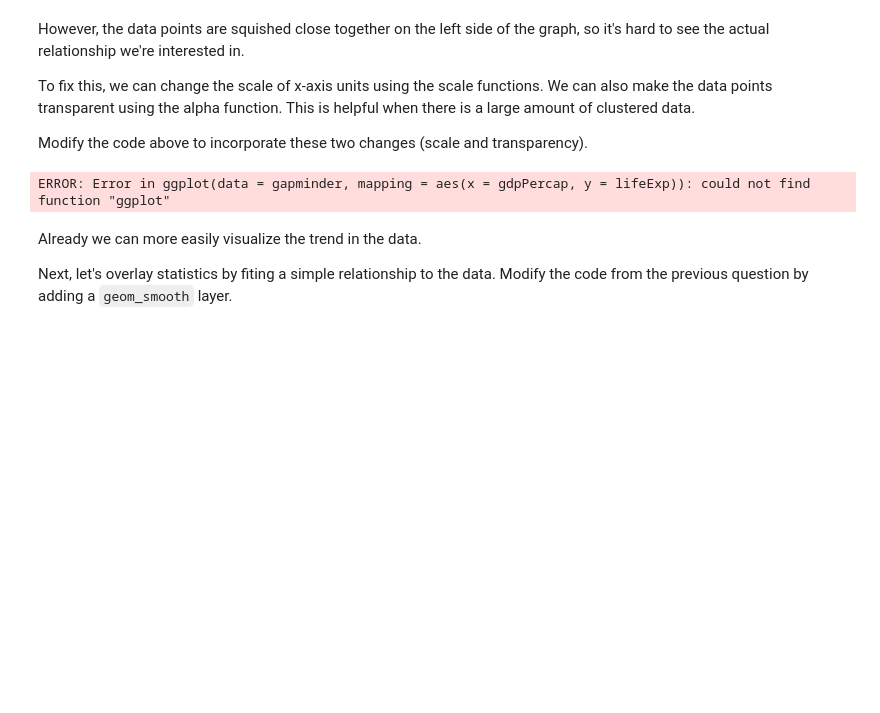
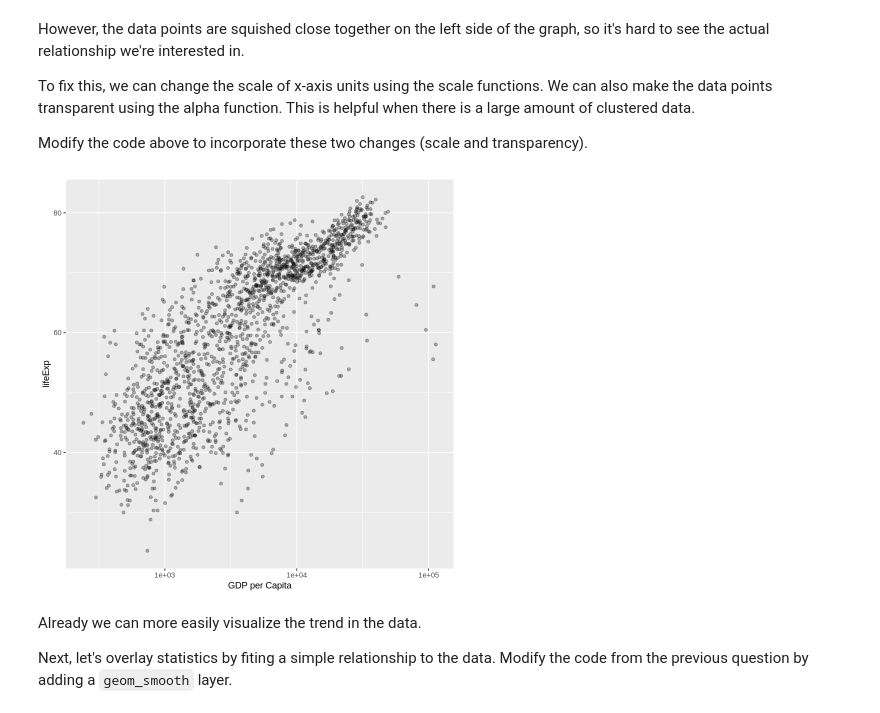
Before and after one commit to mdavistr-cmu/Davis-Troller_DSPN_S25, a Jupyter notebook: ExerciseSubmissions/Davis-Troller_Exercise5.ipynb, the cells around one changed output. Drawn from its saved outputs; the diff is of its cells as text; code cells hidden in the pictures; blank space fills up the shorter version.

```diff
--- a/ExerciseSubmissions/Davis-Troller_Exercise5.ipynb
+++ b/ExerciseSubmissions/Davis-Troller_Exercise5.ipynb
@@ -144,9 +146,9 @@ Modify the code above to incorporate these two changes (scale and transparency).
 # %%
 ggplot(data = gapminder, mapping = aes(x = gdpPercap, y = lifeExp)) +
   geom_point(alpha = 0.3)+
-  scale_to_log10(name = ' GDP per Capita')
+  scale_x_log10(name = 'GDP per Capita')
 # %% [output]
-ERROR: Error in ggplot(data = gapminder, mapping = aes(x = gdpPercap, y = lifeExp)): could not find function "ggplot"
+[figure, added]
 # %% [markdown]
 Already we can more easily visualize the trend in the data.
 
```
Also changed, not shown: parts of 5 cells of this notebook.
